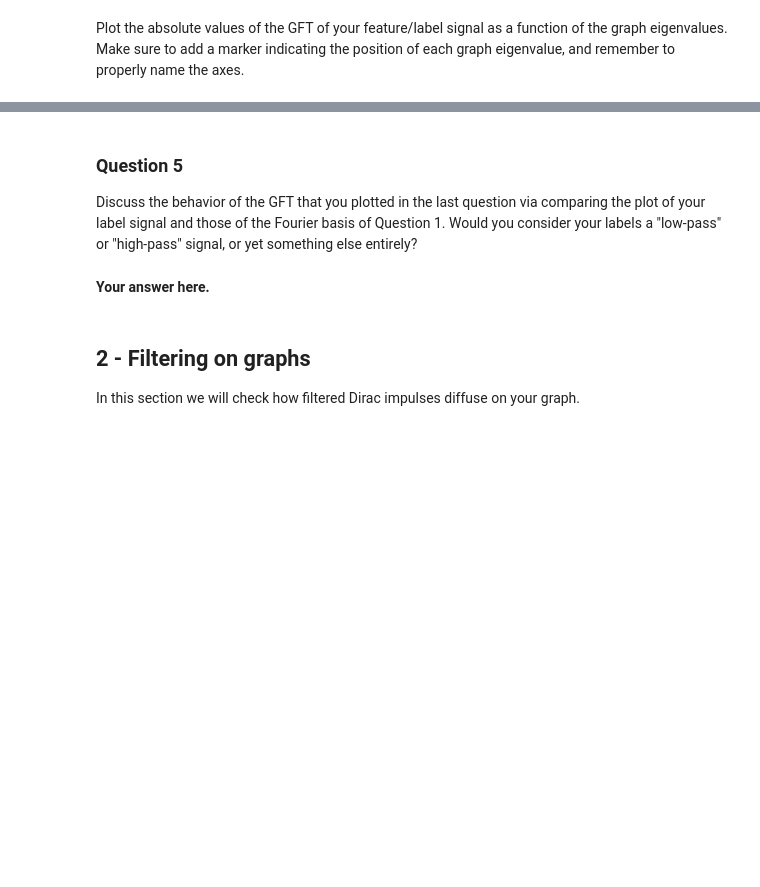
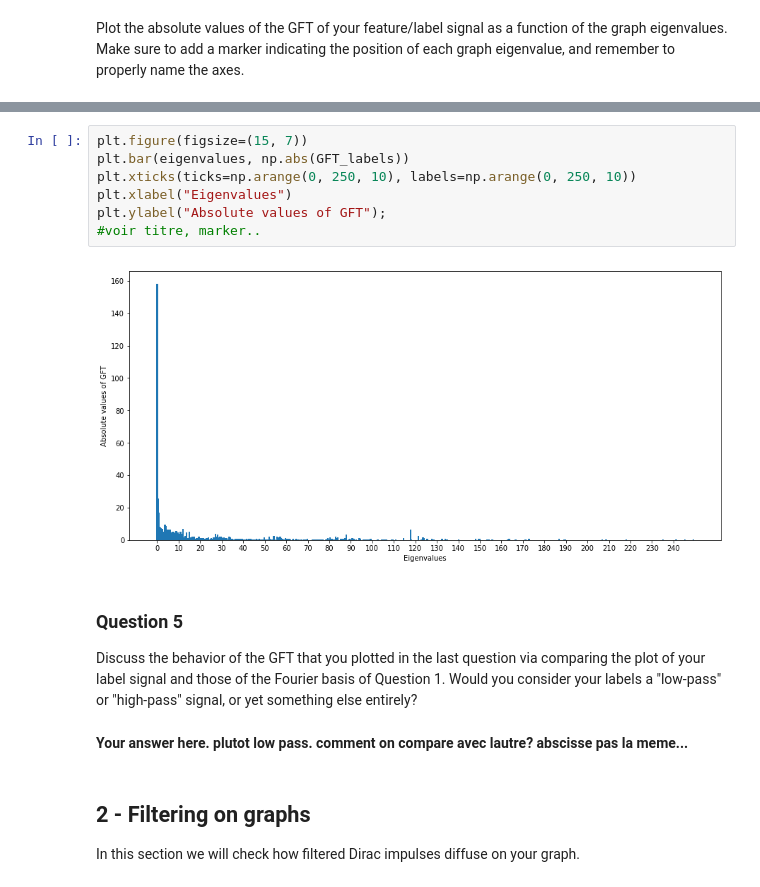
Before and after one commit to AmauV/NTDS, a Jupyter notebook: 4_graph_signal_processing.ipynb, the cells around one changed output, grey strips where cells are left out. Drawn from its saved outputs; the diff is of its cells as text; blank space fills up the shorter version.

```diff
--- a/4_graph_signal_processing.ipynb
+++ b/4_graph_signal_processing.ipynb
@@ -255,9 +262,18 @@ Plot the absolute values of the GFT of your feature/label signal as a function o
+# %%
+plt.figure(figsize=(15, 7))
+plt.bar(eigenvalues, np.abs(GFT_labels))
+plt.xticks(ticks=np.arange(0, 250, 10), labels=np.arange(0, 250, 10))
+plt.xlabel("Eigenvalues")
+plt.ylabel("Absolute values of GFT");
+#voir titre, marker..
+# %% [output]
+[figure, added]
 # %% [markdown]
 ### Question 5
 
 Discuss the behavior of the GFT that you plotted in the last question via comparing the plot of your label signal and those of the Fourier basis of Question 1. Would you consider your labels a "low-pass" or "high-pass" signal, or yet something else entirely?
-# %% [markdown]
-**Your answer here.**
+# %% [markdown]
+**Your answer here. plutot low pass. comment on compare avec lautre? abscisse pas la meme...**
 # %% [markdown]
 ## 2 - Filtering on graphs
 
```
Also changed, not shown: parts of 39 cells of this notebook.
